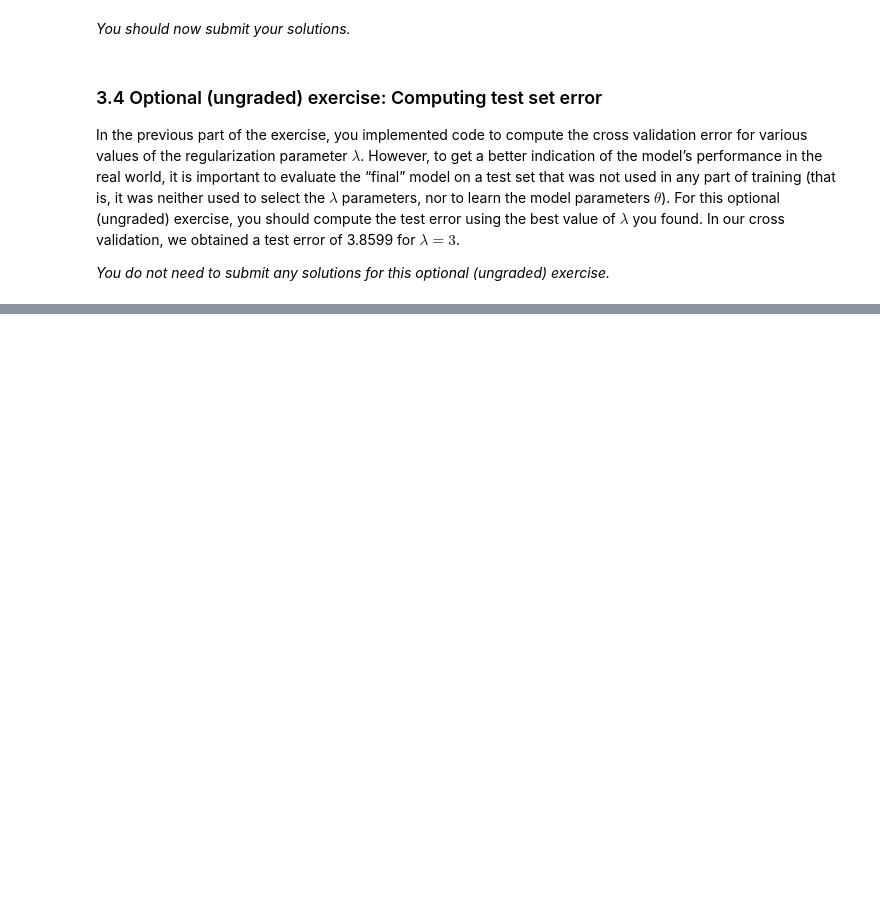
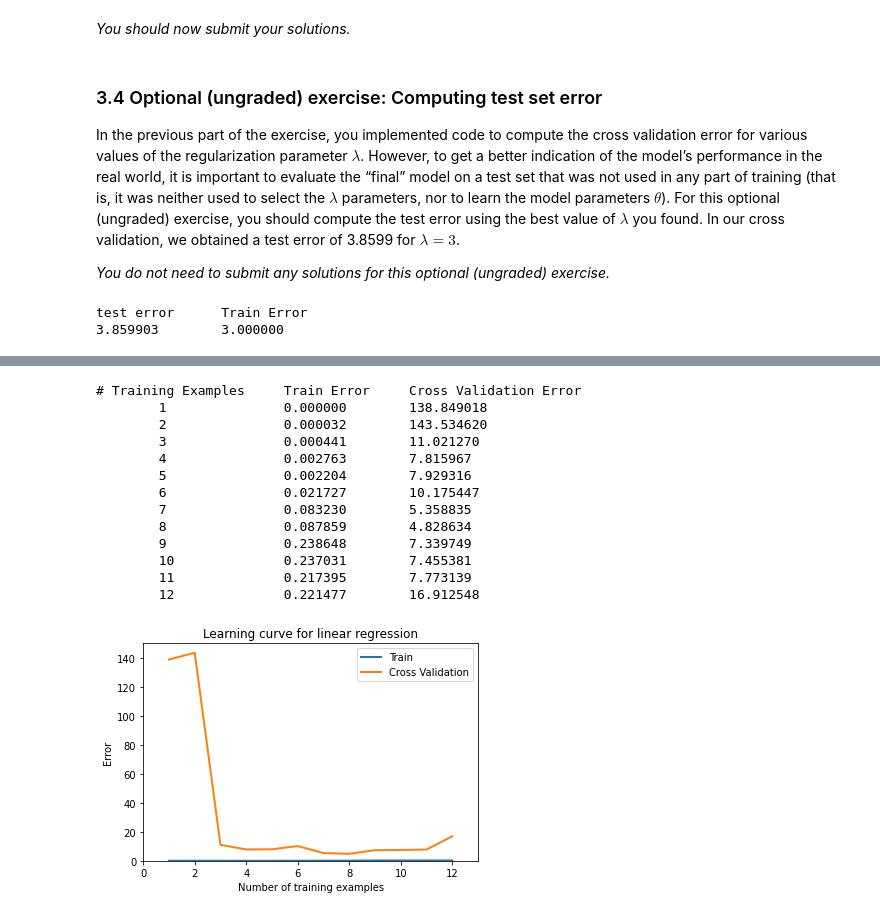
Before and after one commit to escobar-felipe/Curso_machine_learning, a Jupyter notebook: Exercise5/exercise5.ipynb, the cells around one changed output, grey strips where cells are left out. Cells and saved outputs as stored; diff of their text form; code cells hidden in the pictures; blank space fills up the shorter version.

```diff
--- a/Exercise5/exercise5.ipynb
+++ b/Exercise5/exercise5.ipynb
@@ -705,3 +704,9 @@ error_train[i], _ = linearRegCostFunction(X, y, theta_t, lambda_ = 0)
+# %%
+print('test error\tTrain Error\t')
+print('%f\t%f'% (error_test, lambda_))
+# %% [output]
+test error      Train Error
+3.859903        3.000000
 # %% [markdown]
 ### 3.5 Optional (ungraded) exercise: Plotting learning curves with randomly selected examples
 
@@ -714,3 +719,33 @@ For this optional (ungraded) exercise, you should implement the above strategy f
 ![](Figures/learning_curve_random.png)
 
 *You do not need to submit any solutions for this optional (ungraded) exercise.*
+# %%
+lambda_=0.01
+m=y.size
+error_train, error_val = learningCurve(X_poly, y, X_poly_val, yval, lambda_=0.01)
+
+pyplot.plot(np.arange(1, m+1), error_train, np.arange(1, m+1), error_val, lw=2)
+pyplot.title('Learning curve for linear regression')
+pyplot.legend(['Train', 'Cross Validation'])
+pyplot.xlabel('Number of training examples')
+pyplot.ylabel('Error')
+pyplot.axis([0, 13, 0, 150])
+
+print('# Training Examples\tTrain Error\tCross Validation Error')
+for i in range(m):
+    print('  \t%d\t\t%f\t%f' % (i+1, error_train[i], error_val[i]))
+# %% [output]
+# Training Examples     Train Error     Cross Validation Error
+        1               0.000000        138.849018
+        2               0.000032        143.534620
+        3               0.000441        11.021270
+        4               0.002763        7.815967
+        5               0.002204        7.929316
+        6               0.021727        10.175447
+        7               0.083230        5.358835
+        8               0.087859        4.828634
+        9               0.238648        7.339749
+        10              0.237031        7.455381
+        11              0.217395        7.773139
+        12              0.221477        16.912548
+[figure, added]
```
Also changed, not shown: parts of 3 cells of this notebook, 1 other file.
